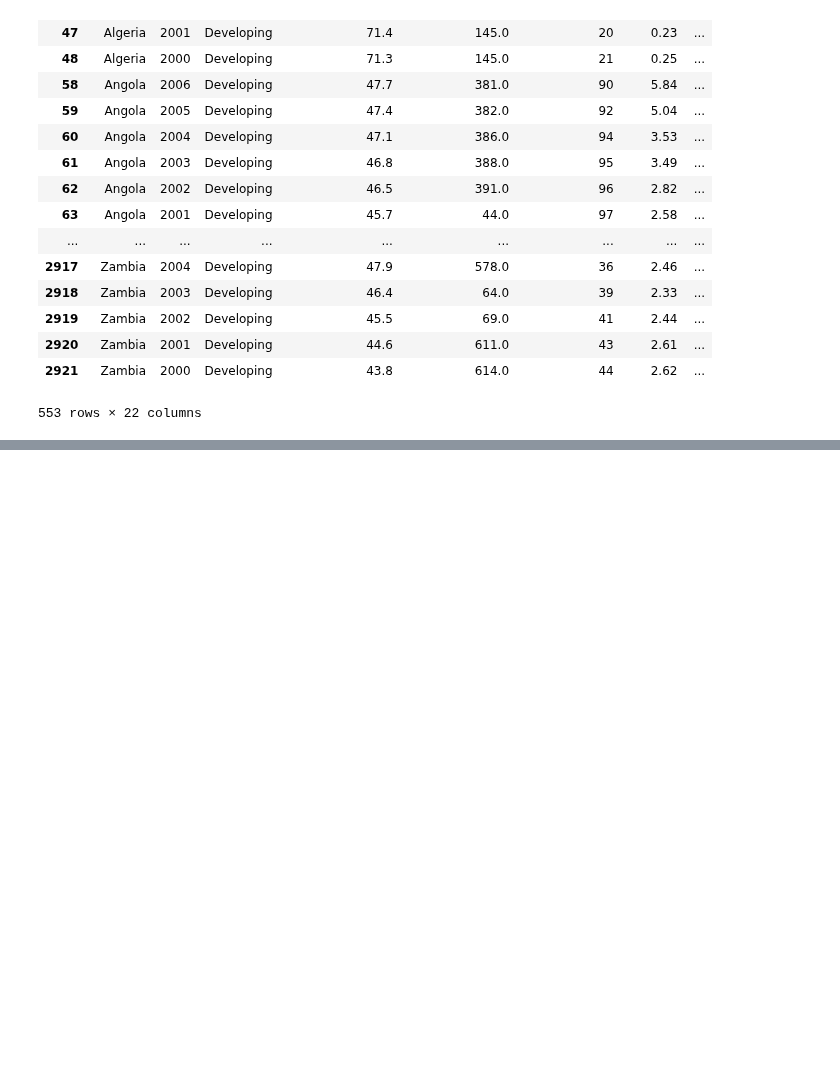
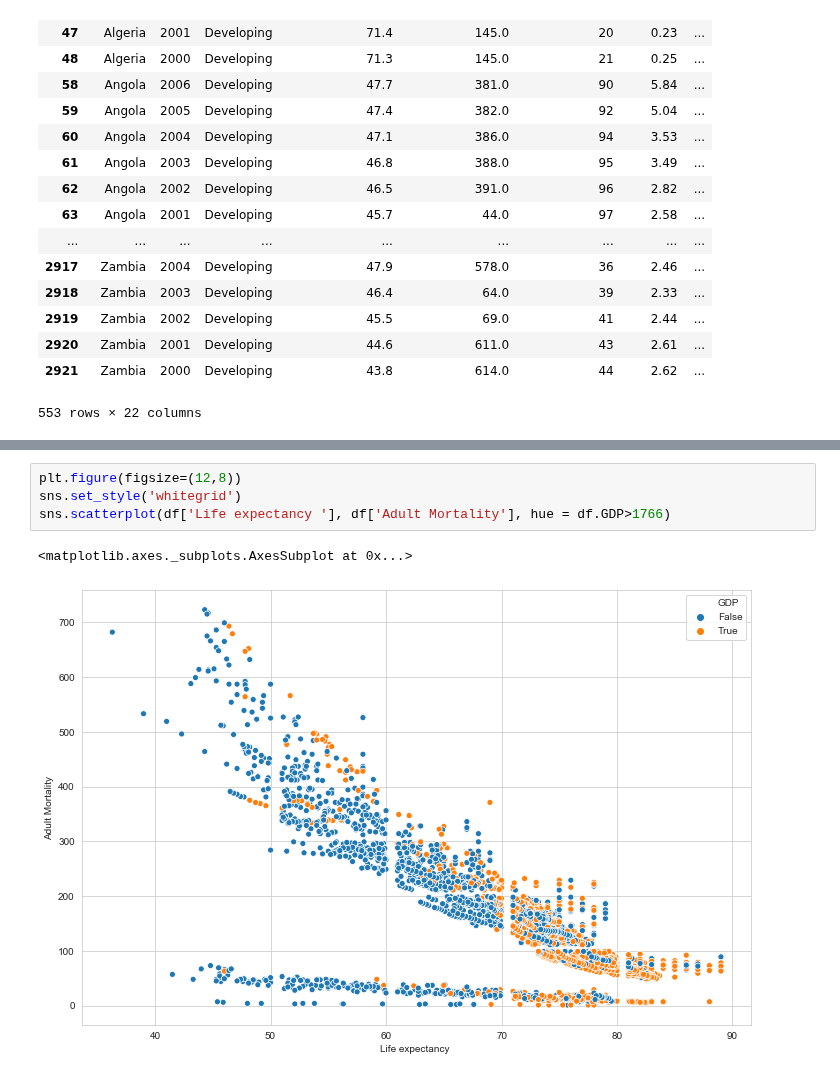
Before and after one commit to timcopelandoh/thinkful, a Jupyter notebook: 16.10 - Model Preparation Challenge.ipynb, the cells around one changed output, grey strips where cells are left out. Saved outputs shown, nothing was run; the diff lists cells and outputs as text; blank space fills up the shorter version.

```diff
--- a/16.10 - Model Preparation Challenge.ipynb
+++ b/16.10 - Model Preparation Challenge.ipynb
@@ -166,0 +197,7 @@ df[df['Hepatitis B'].isnull()]
+# %%
+plt.figure(figsize=(12,8))
+sns.set_style('whitegrid')
+sns.scatterplot(df['Life expectancy '], df['Adult Mortality'], hue = df.GDP>1766)
+# %% [output]
+<matplotlib.axes._subplots.AxesSubplot at 0x...>
+[figure, added]
```
Also changed, not shown: parts of 7 cells of this notebook, 1 other file.
